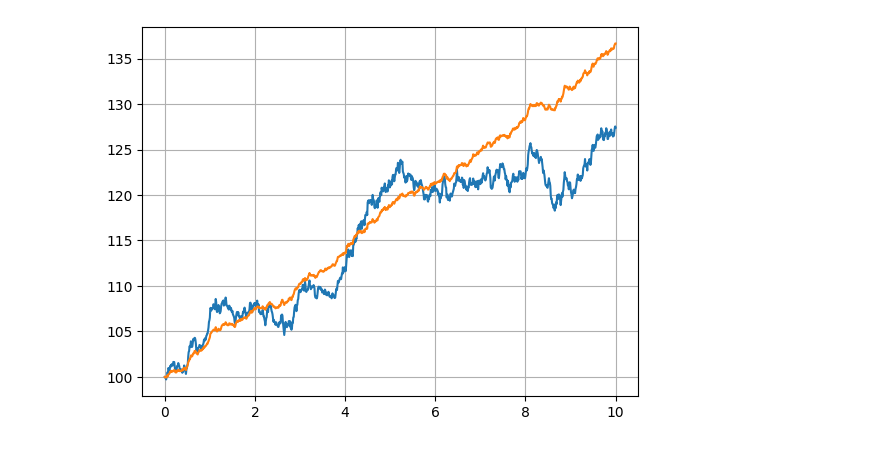
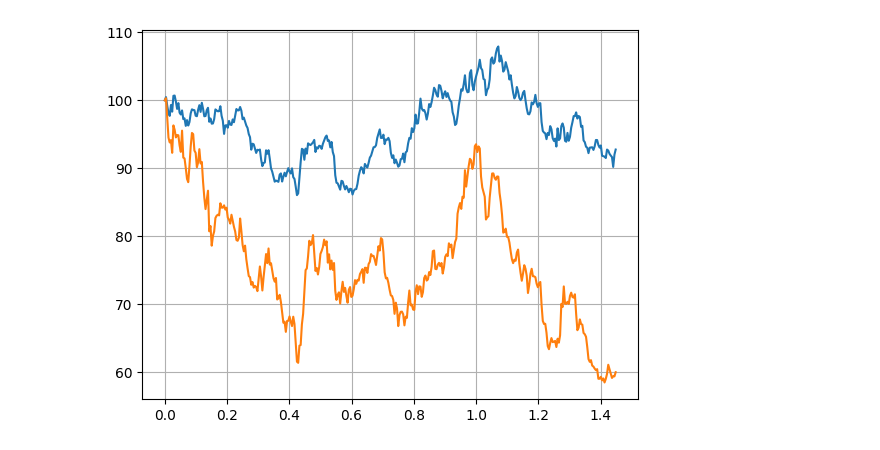
Before and after one commit to Wicix/Exotic-options-with-MC, a Jupyter notebook: Project1Notebook.ipynb, the cells around one changed output. Cells and saved outputs as stored; diff of their text form; code cells hidden in the pictures.

Commit message:
Upload data and calibrate model parameters

```diff
--- a/Project1Notebook.ipynb
+++ b/Project1Notebook.ipynb
@@ -3,15 +4,15 @@ from Asset import *
 import matplotlib.pyplot as plt
 # %%
-a = Asset(100, 0.03, 0.3) # S0, mu, sigma
-b = Asset(100, 0.03, 0.1)
-rho = 0.9
+a = Asset(100, params1['Mu_1'], params1['Sigma_1']) # S0, mu, sigma
+b = Asset(100, params1['Mu_2'], params1['Sigma_2'])
+rho = params1['rho']
 ca = CorrAssets(a, b, rho)
 # %%
-ca.gen_traj(1000,1)
+ca.gen_traj(365,1)
 ax = plt.subplot()
 ax.plot(np.cumsum(ca.YearFraction), ca.GBM1)
 ax.plot(np.cumsum(ca.YearFraction), ca.GBM2)
 ax.grid()
 plt.show()
 # %% [output]
-[figure, old version]
+[figure, new version]
```
Also changed, not shown: parts of 1 cell of this notebook, 7 other files.
